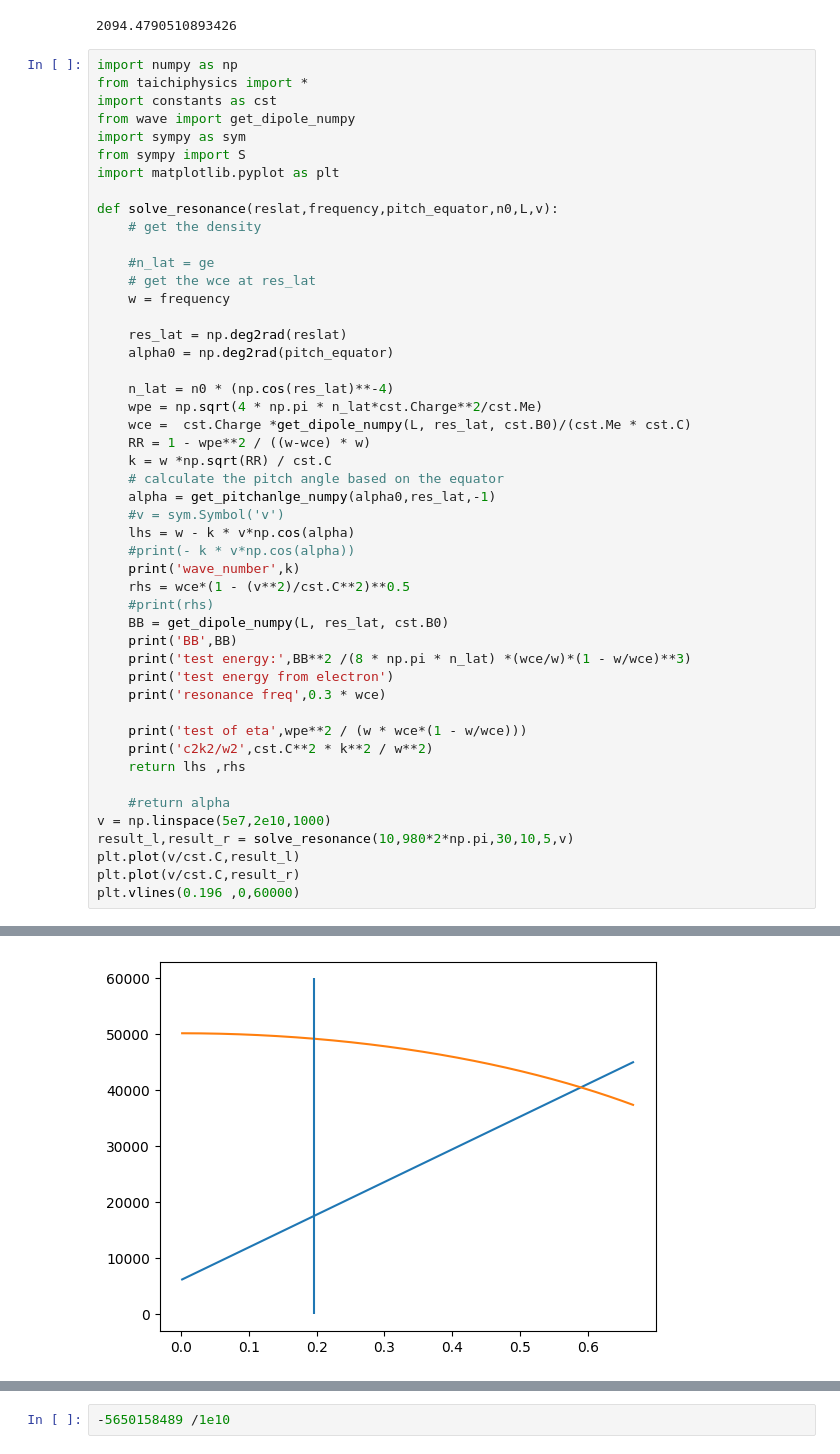
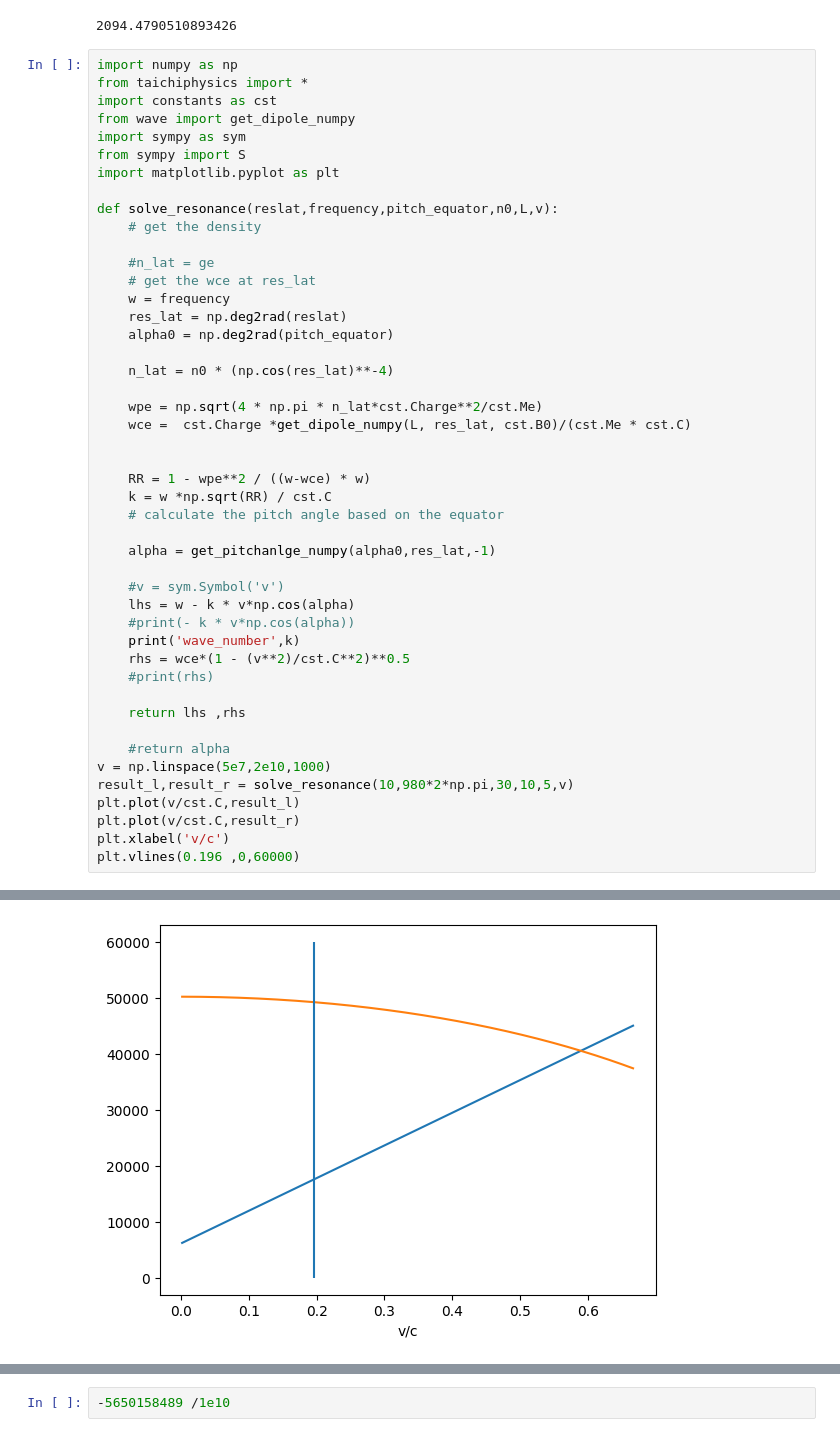
Before and after one commit to donglai96/taichi-test-particle, a Jupyter notebook: solve_dispersion.ipynb, the cells around one changed output, grey strips where cells are left out. Drawn from its saved outputs; the diff is of its cells as text.

```diff
--- a/solve_dispersion.ipynb
+++ b/solve_dispersion.ipynb
@@ -345,31 +345,28 @@ def solve_resonance(reslat,frequency,pitch_equator,n0,L,v):
     #n_lat = ge
     # get the wce at res_lat
     w = frequency
-
     res_lat = np.deg2rad(reslat)
     alpha0 = np.deg2rad(pitch_equator)
 
     n_lat = n0 * (np.cos(res_lat)**-4)
+
     wpe = np.sqrt(4 * np.pi * n_lat*cst.Charge**2/cst.Me)
     wce =  cst.Charge *get_dipole_numpy(L, res_lat, cst.B0)/(cst.Me * cst.C)
+
+
     RR = 1 - wpe**2 / ((w-wce) * w)
     k = w *np.sqrt(RR) / cst.C
     # calculate the pitch angle based on the equator
+
     alpha = get_pitchanlge_numpy(alpha0,res_lat,-1)
+
     #v = sym.Symbol('v')
     lhs = w - k * v*np.cos(alpha)
     #print(- k * v*np.cos(alpha))
     print('wave_number',k)
     rhs = wce*(1 - (v**2)/cst.C**2)**0.5
     #print(rhs)
-    BB = get_dipole_numpy(L, res_lat, cst.B0)
-    print('BB',BB)
-    print('test energy:',BB**2 /(8 * np.pi * n_lat) *(wce/w)*(1 - w/wce)**3)
-    print('test energy from electron')
-    print('resonance freq',0.3 * wce)
 
-    print('test of eta',wpe**2 / (w * wce*(1 - w/wce)))
-    print('c2k2/w2',cst.C**2 * k**2 / w**2)
     return lhs ,rhs
 
     #return alpha
@@ -377,5 +374,6 @@ v = np.linspace(5e7,2e10,1000)
 result_l,result_r = solve_resonance(10,980*2*np.pi,30,10,5,v)
 plt.plot(v/cst.C,result_l)
 plt.plot(v/cst.C,result_r)
+plt.xlabel('v/c')
 plt.vlines(0.196 ,0,60000)
 # %% [output]
@@ -382,9 +382,9 @@ plt.vlines(0.196 ,0,60000)
 wave_number 2.3013276950957483e-06
 BB 0.0028572017653637613
 test energy: 1.6829540975021418e-07
 test energy from electron
 resonance freq 15065.439567254944
 test of eta 124.71513013608488
 c2k2/w2 125.71513013608488
 <matplotlib.collections.LineCollection at 0x...>
-[figure, old version]
+[figure, new version]
```
Also changed, not shown: parts of 4 cells of this notebook, 6 other files.
